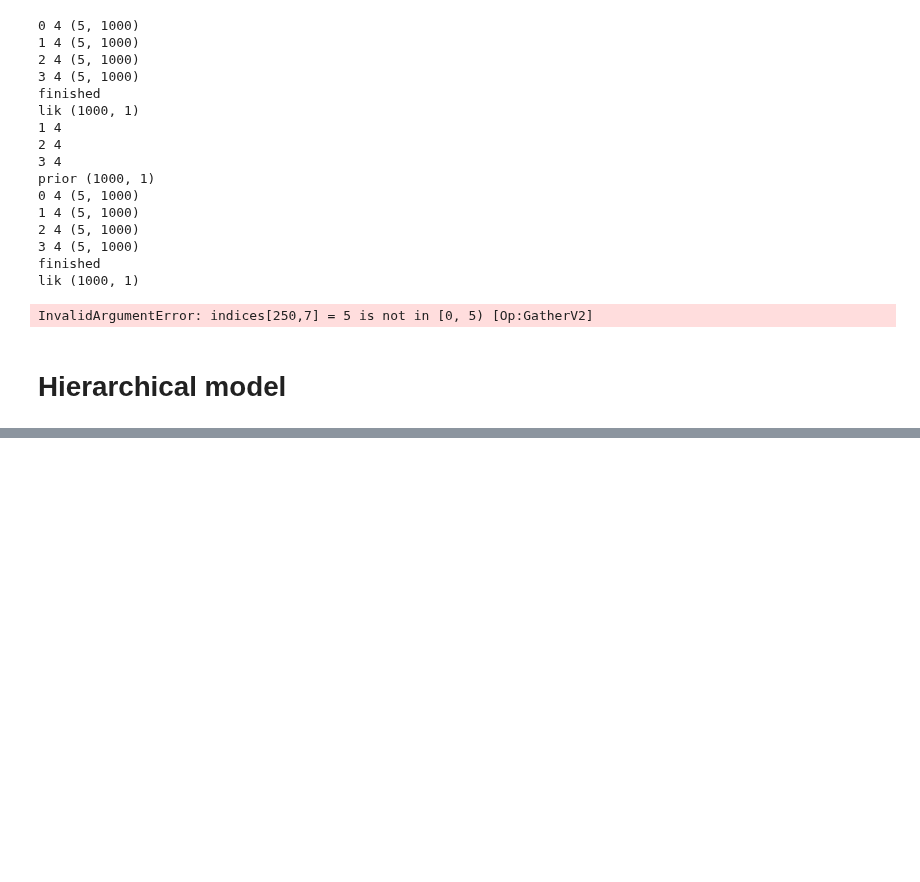
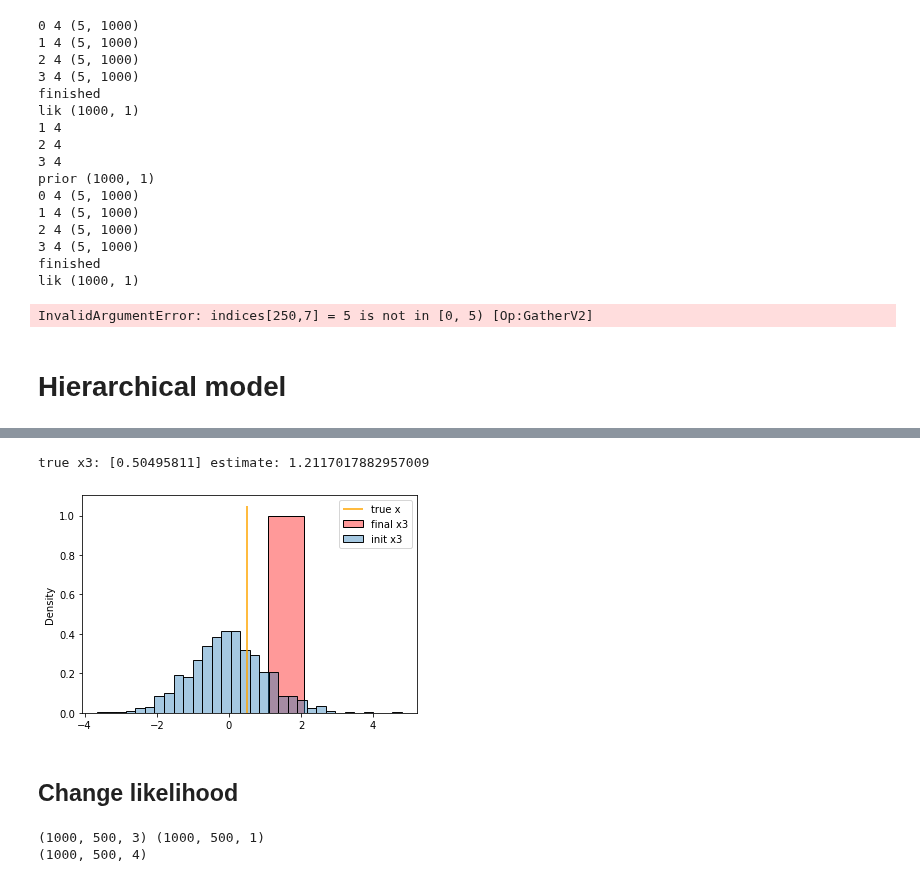
Before and after one commit to XingLLiu/u-stat-high-dim, a Jupyter notebook: examples.ipynb, the cells around one changed output, grey strips where cells are left out. Saved outputs shown, nothing was run; the diff lists cells and outputs as text; code cells hidden in the pictures; blank space fills up the shorter version.

```diff
--- a/examples.ipynb
+++ b/examples.ipynb
@@ -304,0 +312,20 @@ for i in range(nchildren):
+# %%
+ind = 3
+
+x_true = x_vec[0, :, ind]
+
+sns.histplot(x_pos_resampled[:, 0, ind], stat="density", color="r", alpha=0.4, label=f"final x{ind}")
+sns.histplot(x_pos[:, 0, ind], stat="density", alpha=0.4, label=f"init x{ind}")
+ymax = plt.ylim()[1]
+plt.vlines(x_true, 0, ymax, color="orange", label="true x")
+plt.legend()
+
+print(
+    f"true x{ind}:", x_true,
+    "estimate:", tf.reduce_mean(x_pos_resampled[ind, :]).numpy()
+)
+# %% [output]
+true x3: [0.50495811] estimate: 1.2117017882957009
+[figure, added]
+# %% [markdown]
+## Change likelihood
@@ -304,0 +360,10 @@ for i in range(nchildren):
+# %%
+# start from previous step
+x_pos_new = x_pos_resampled
+# compute IS weights
+log_w_new = log_gamma_leaf_new(x_pos_new) - log_gamma_leaf(x_pos_new)
+# resample (for plotting)
+x_pos_resampled_new = resample(log_w_new, x_pos_new)
+# %% [output]
+(1000, 500, 3) (1000, 500, 1)
+(1000, 500, 4)
```
Also changed, not shown: parts of 23 cells of this notebook, 1 other file.
